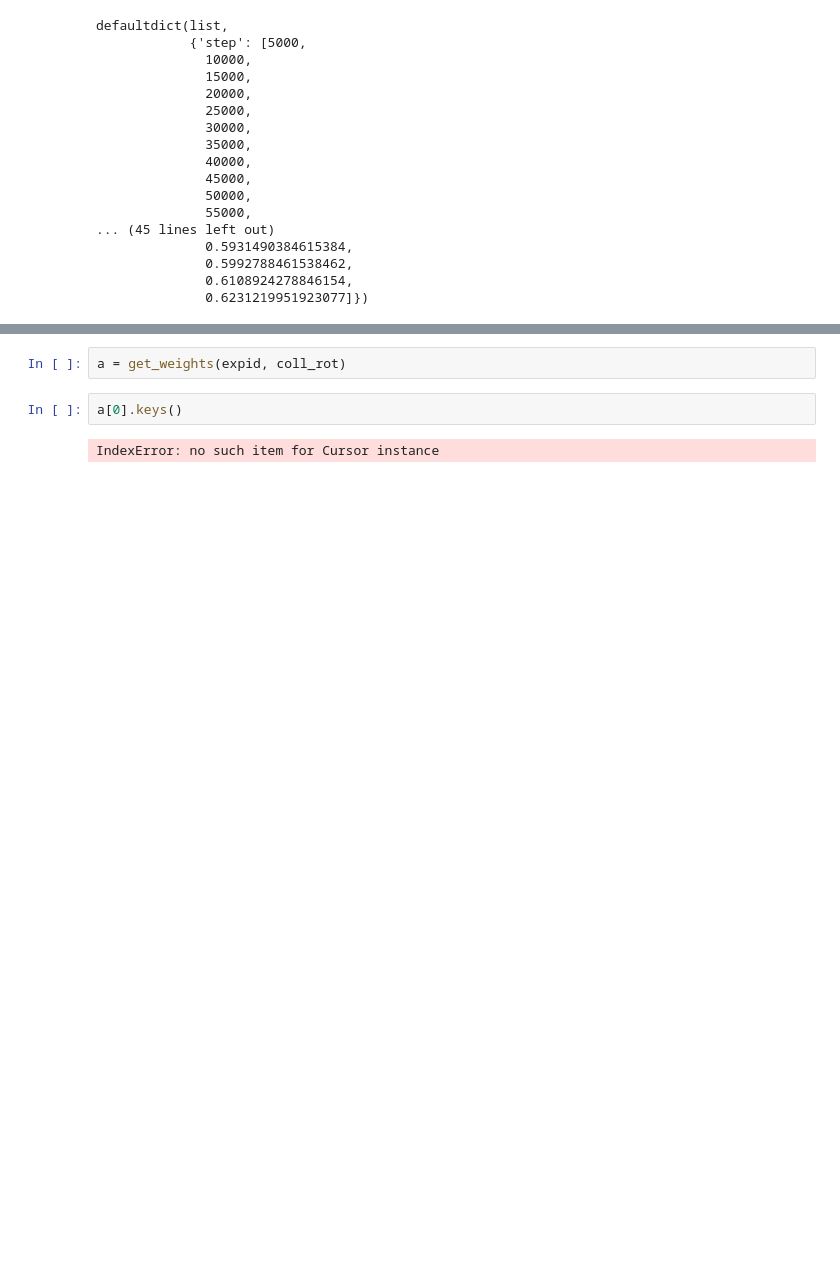
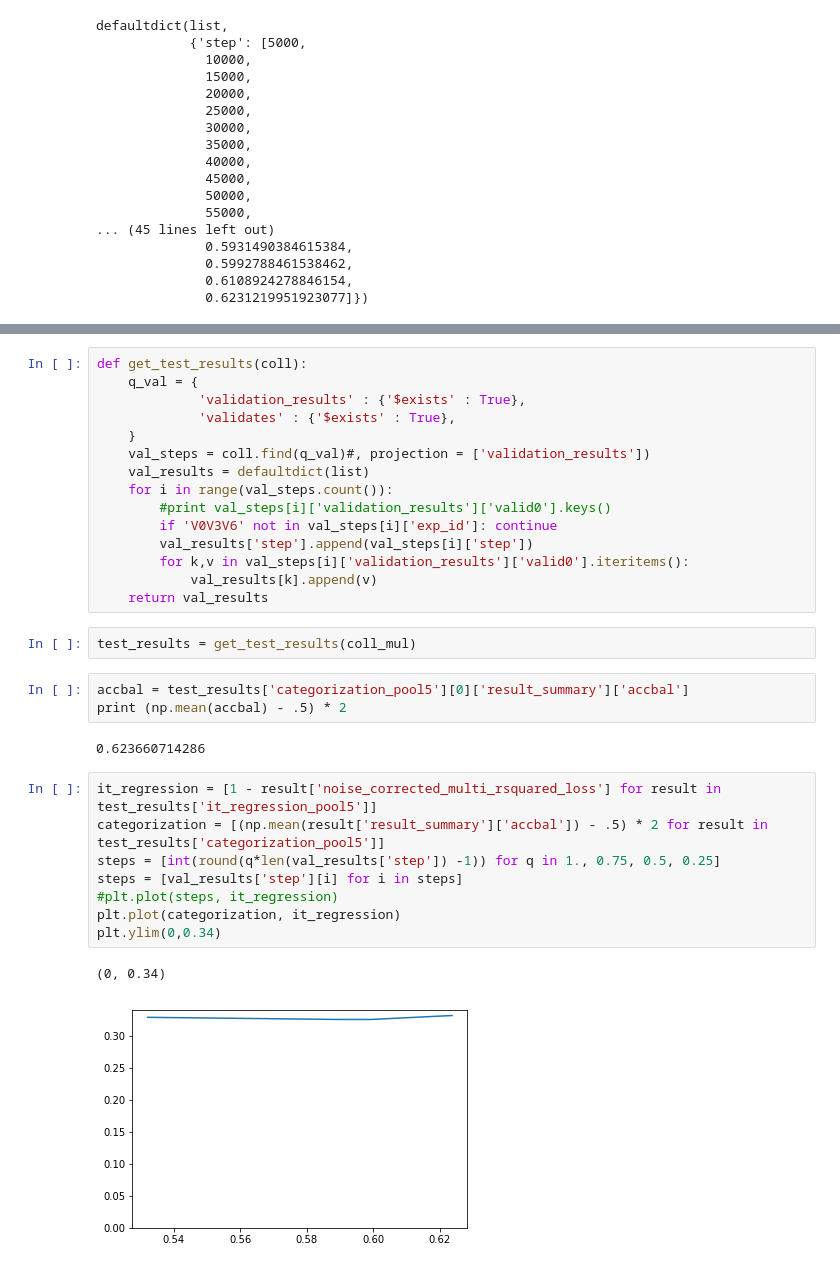
Before and after one commit to brohr/RepresentationLearning, a Jupyter notebook: PlotTrainingProgress.ipynb, the cells around one changed output, grey strips where cells are left out. Cells and saved outputs as stored; diff of their text form; blank space fills up the shorter version.

```diff
--- a/PlotTrainingProgress.ipynb
+++ b/PlotTrainingProgress.ipynb
@@ -152,6 +144,33 @@ def get_weights(exp_id, coll):
-# %%
-a = get_weights(expid, coll_rot)
-# %%
-a[0].keys()
-# %% [output]
-IndexError: no such item for Cursor instance
+# %%
+def get_test_results(coll):
+    q_val = {
+             'validation_results' : {'$exists' : True},
+             'validates' : {'$exists' : True},
+    }
+    val_steps = coll.find(q_val)#, projection = ['validation_results'])
+    val_results = defaultdict(list)
+    for i in range(val_steps.count()):
+        #print val_steps[i]['validation_results']['valid0'].keys()
+        if 'V0V3V6' not in val_steps[i]['exp_id']: continue
+        val_results['step'].append(val_steps[i]['step'])
+        for k,v in val_steps[i]['validation_results']['valid0'].iteritems():
+            val_results[k].append(v)
+    return val_results
+# %%
+test_results = get_test_results(coll_mul)
+# %%
+accbal = test_results['categorization_pool5'][0]['result_summary']['accbal']
+print (np.mean(accbal) - .5) * 2
+# %% [output]
+0.623660714286
+# %%
+it_regression = [1 - result['noise_corrected_multi_rsquared_loss'] for result in test_results['it_regression_pool5']]
+categorization = [(np.mean(result['result_summary']['accbal']) - .5) * 2 for result in test_results['categorization_pool5']]
+steps = [int(round(q*len(val_results['step']) -1)) for q in 1., 0.75, 0.5, 0.25]
+steps = [val_results['step'][i] for i in steps]
+#plt.plot(steps, it_regression)
+plt.plot(categorization, it_regression)
+plt.ylim(0,0.34)
+# %% [output]
+(0, 0.34)
+[figure, added]
```
Also changed, not shown: parts of 2 cells of this notebook, 3 other files.
